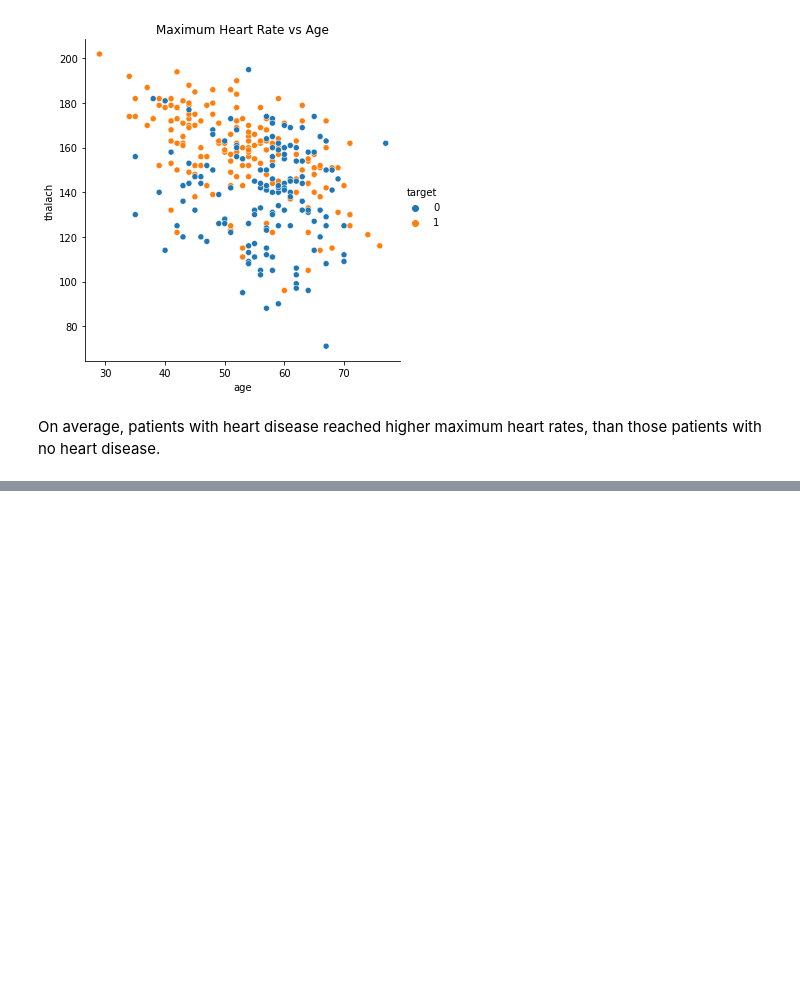
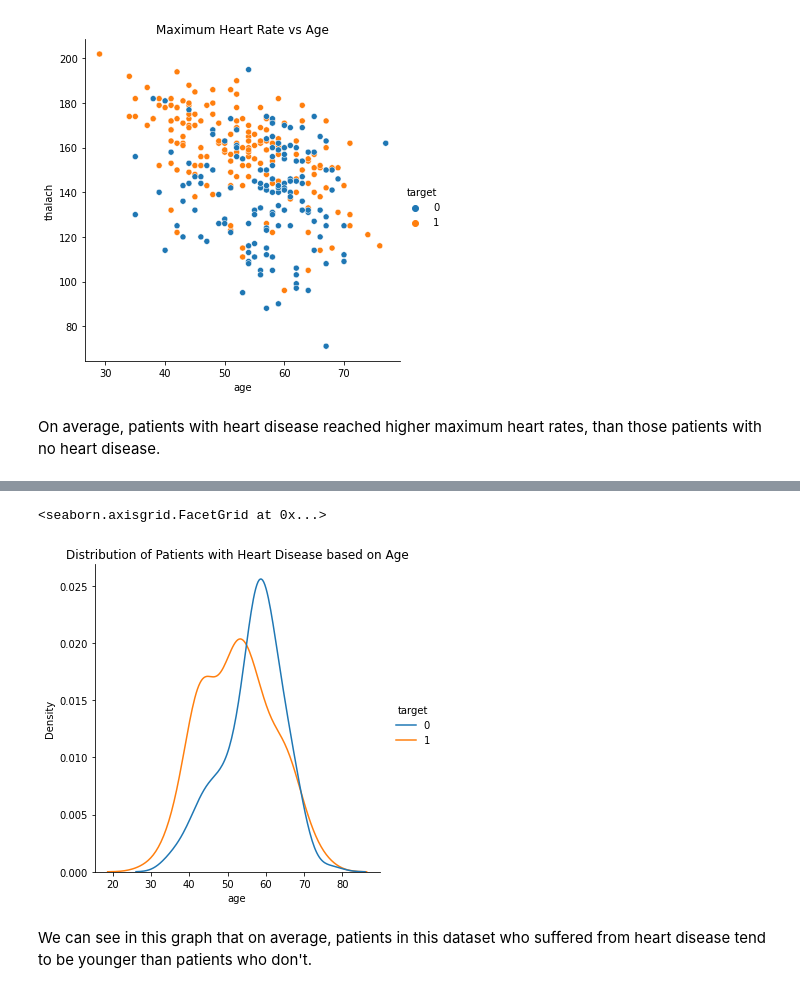
Before and after one commit to AntonioMoralCevallos/Predicting_Fatal_Heart_Failure-Project, a Jupyter notebook: EDAHeartDisease_AM.ipynb, the cells around one changed output, grey strips where cells are left out. Cells and saved outputs as stored; diff of their text form; code cells hidden in the pictures; blank space fills up the shorter version.

```diff
--- a/EDAHeartDisease_AM.ipynb
+++ b/EDAHeartDisease_AM.ipynb
@@ -105,0 +150,8 @@ g2.map_lower(sns.scatterplot)
+# %%
+g3 = sns.displot(data=heart_disease,x='age',hue='target',kind='kde')
+g3.set(title='Distribution of Patients with Heart Disease based on Age')
+# %% [output]
+<seaborn.axisgrid.FacetGrid at 0x...>
+[figure, added]
+# %% [markdown]
+We can see in this graph that on average, patients in this dataset who suffered from heart disease tend to be younger than patients who don't.
```
Also changed, not shown: parts of 12 cells of this notebook.
